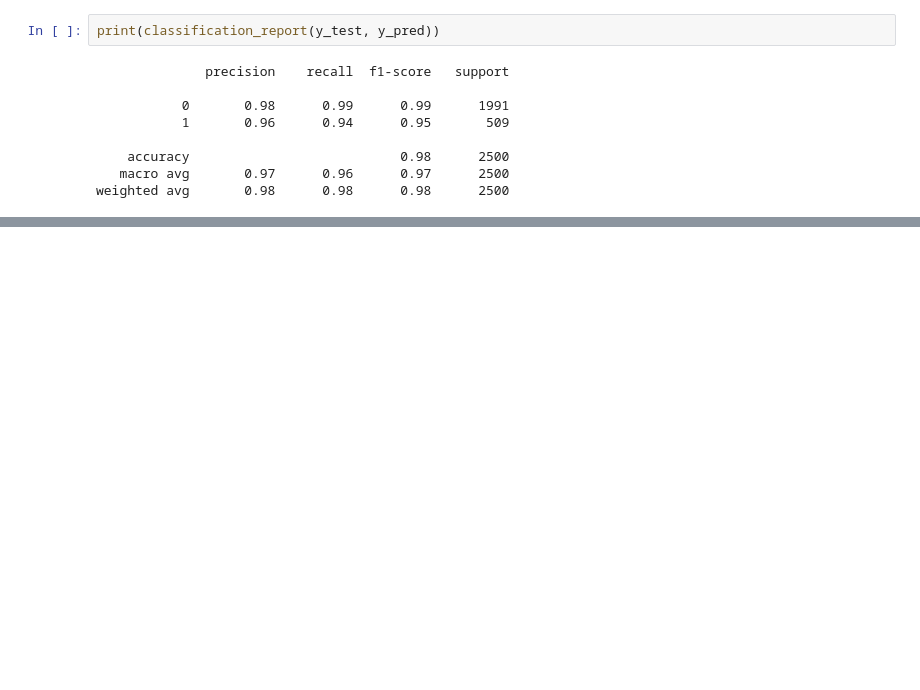
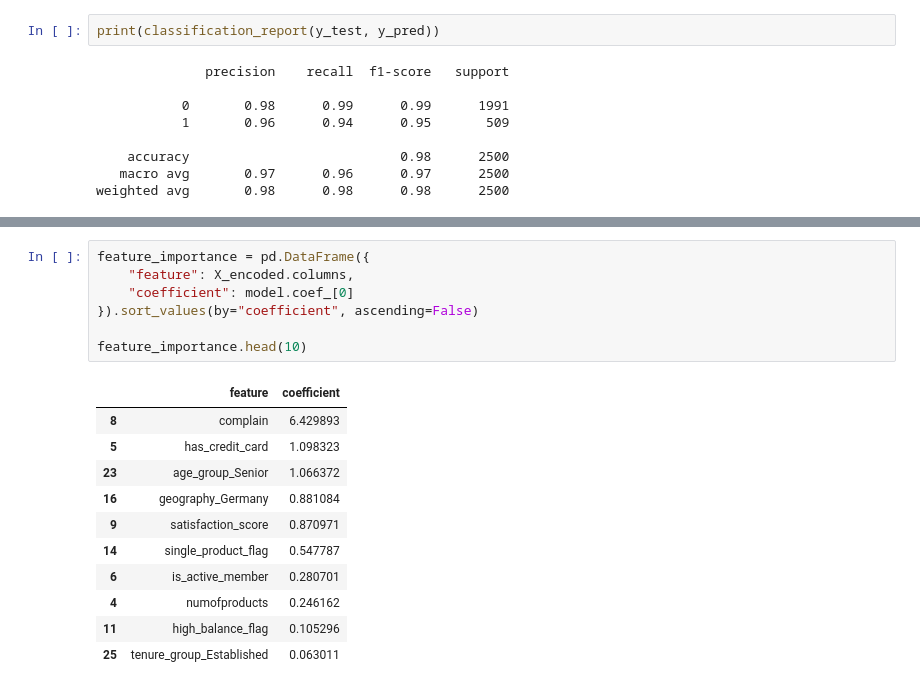
Before and after one commit to Vaishnavi-SP2854/customer-lifecycle-analytics, a Jupyter notebook: notebooks/04_churn_modeling.ipynb, the cells around one changed output, grey strips where cells are left out. Cells and saved outputs as stored; diff of their text form; blank space fills up the shorter version.

```diff
--- a/notebooks/04_churn_modeling.ipynb
+++ b/notebooks/04_churn_modeling.ipynb
@@ -102,0 +123,19 @@ plt.show()
+# %%
+feature_importance = pd.DataFrame({
+    "feature": X_encoded.columns,
+    "coefficient": model.coef_[0]
+}).sort_values(by="coefficient", ascending=False)
+
+feature_importance.head(10)
+# %% [output]
+|  | feature | coefficient |
+| 8 | complain | 6.429893 |
+| 5 | has_credit_card | 1.098323 |
+| 23 | age_group_Senior | 1.066372 |
+| 16 | geography_Germany | 0.881084 |
+| 9 | satisfaction_score | 0.870971 |
+| 14 | single_product_flag | 0.547787 |
+| 6 | is_active_member | 0.280701 |
+| 4 | numofproducts | 0.246162 |
+| 11 | high_balance_flag | 0.105296 |
+| 25 | tenure_group_Established | 0.063011 |
```
Also changed, not shown: parts of 8 cells of this notebook, 2 other files.
